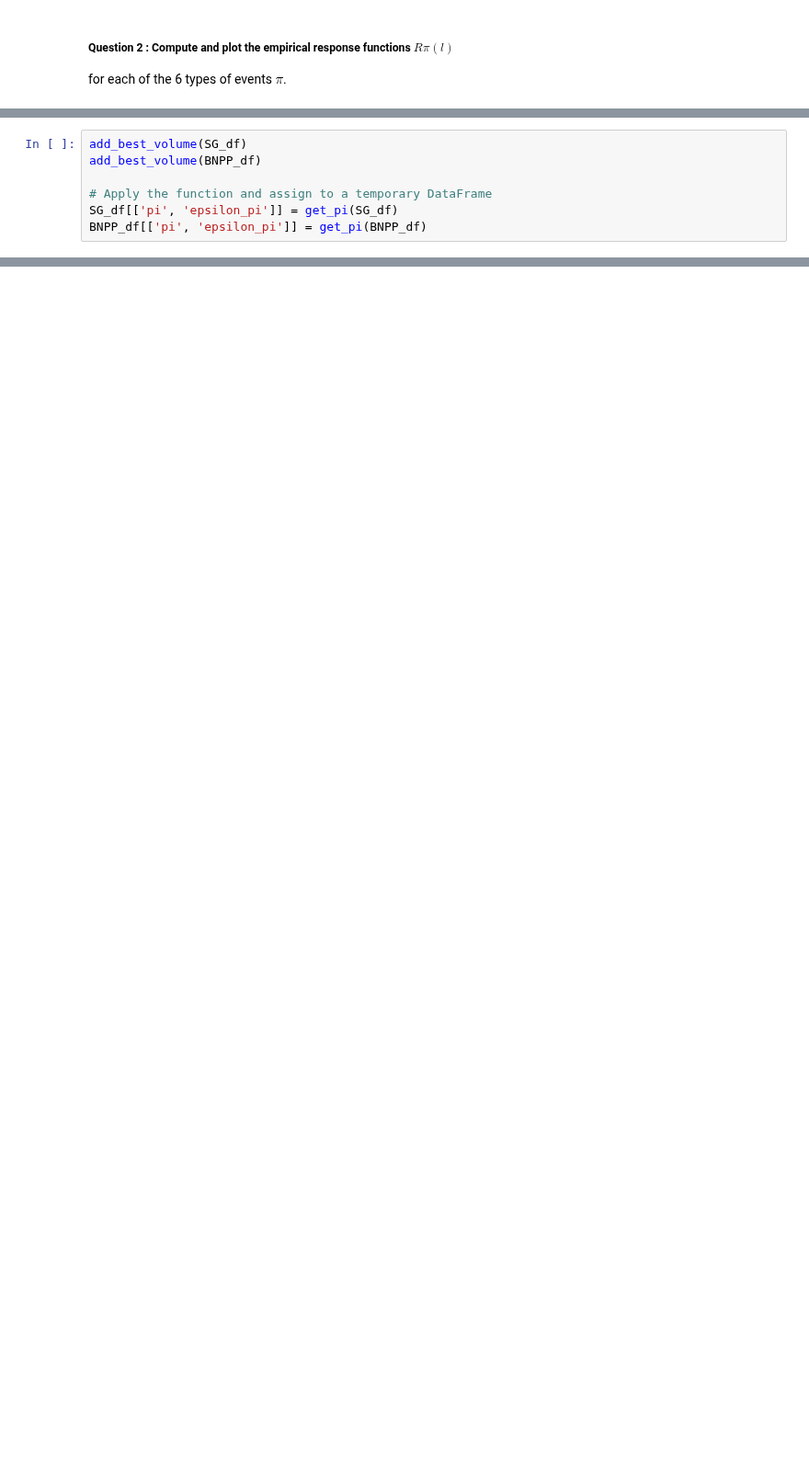
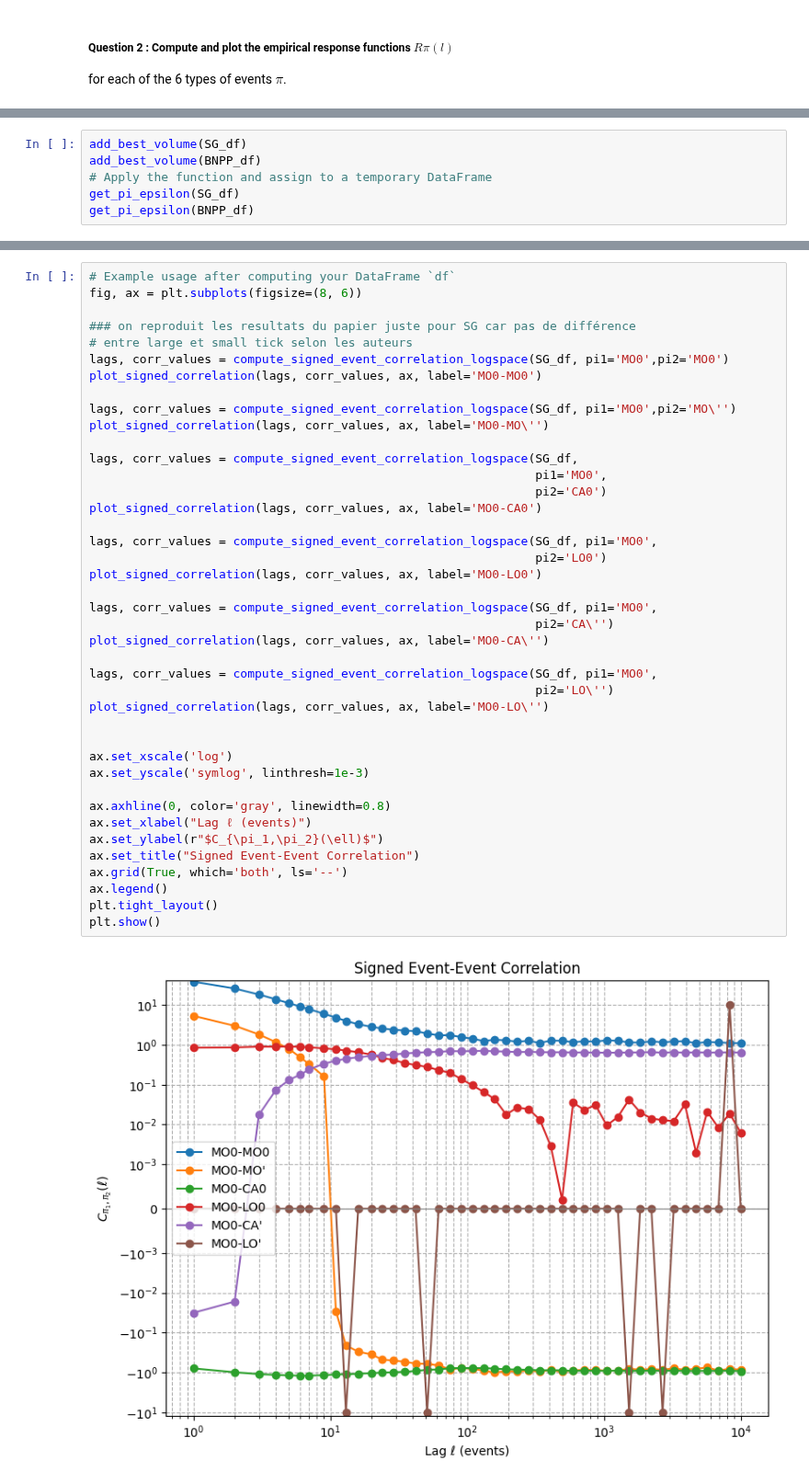
Before and after one commit to ethantrentin/High-Frequency-Data-Limit-Order-Books, a Jupyter notebook: DHF-LAB5-BOISTARD-ROCHE-TRENTIN.ipynb, the cells around one changed output, grey strips where cells are left out. Shown at 92% size. Cells and saved outputs as stored; diff of their text form; blank space fills up the shorter version.

```diff
--- a/DHF-LAB5-BOISTARD-ROCHE-TRENTIN.ipynb
+++ b/DHF-LAB5-BOISTARD-ROCHE-TRENTIN.ipynb
@@ -317,7 +309,6 @@ def get_pi(lob_df):
 # %%
 add_best_volume(SG_df)
 add_best_volume(BNPP_df)
-
 # Apply the function and assign to a temporary DataFrame
-SG_df[['pi', 'epsilon_pi']] = get_pi(SG_df)
-BNPP_df[['pi', 'epsilon_pi']] = get_pi(BNPP_df)
+get_pi_epsilon(SG_df)
+get_pi_epsilon(BNPP_df)
@@ -389,0 +346,43 @@ TypeError: '>' not supported between instances of 'str' and 'int'
+# %%
+# Example usage after computing your DataFrame `df`
+fig, ax = plt.subplots(figsize=(8, 6))
+
+### on reproduit les resultats du papier juste pour SG car pas de différence
+# entre large et small tick selon les auteurs
+lags, corr_values = compute_signed_event_correlation_logspace(SG_df, pi1='MO0',pi2='MO0')
+plot_signed_correlation(lags, corr_values, ax, label='MO0-MO0')
+
+lags, corr_values = compute_signed_event_correlation_logspace(SG_df, pi1='MO0',pi2='MO\'')
+plot_signed_correlation(lags, corr_values, ax, label='MO0-MO\'')
+
+lags, corr_values = compute_signed_event_correlation_logspace(SG_df,
+                                                              pi1='MO0',
+                                                              pi2='CA0')
+plot_signed_correlation(lags, corr_values, ax, label='MO0-CA0')
+
+lags, corr_values = compute_signed_event_correlation_logspace(SG_df, pi1='MO0',
+                                                              pi2='LO0')
+plot_signed_correlation(lags, corr_values, ax, label='MO0-LO0')
+
+lags, corr_values = compute_signed_event_correlation_logspace(SG_df, pi1='MO0',
+                                                              pi2='CA\'')
+plot_signed_correlation(lags, corr_values, ax, label='MO0-CA\'')
+
+lags, corr_values = compute_signed_event_correlation_logspace(SG_df, pi1='MO0',
+                                                              pi2='LO\'')
+plot_signed_correlation(lags, corr_values, ax, label='MO0-LO\'')
+
+
+ax.set_xscale('log')
+ax.set_yscale('symlog', linthresh=1e-3)
+
+ax.axhline(0, color='gray', linewidth=0.8)
+ax.set_xlabel("Lag ℓ (events)")
+ax.set_ylabel(r"$C_{\pi_1,\pi_2}(\ell)$")
+ax.set_title("Signed Event-Event Correlation")
+ax.grid(True, which='both', ls='--')
+ax.legend()
+plt.tight_layout()
+plt.show()
+# %% [output]
+[figure, added]
```
Also changed, not shown: parts of 9 cells of this notebook.
